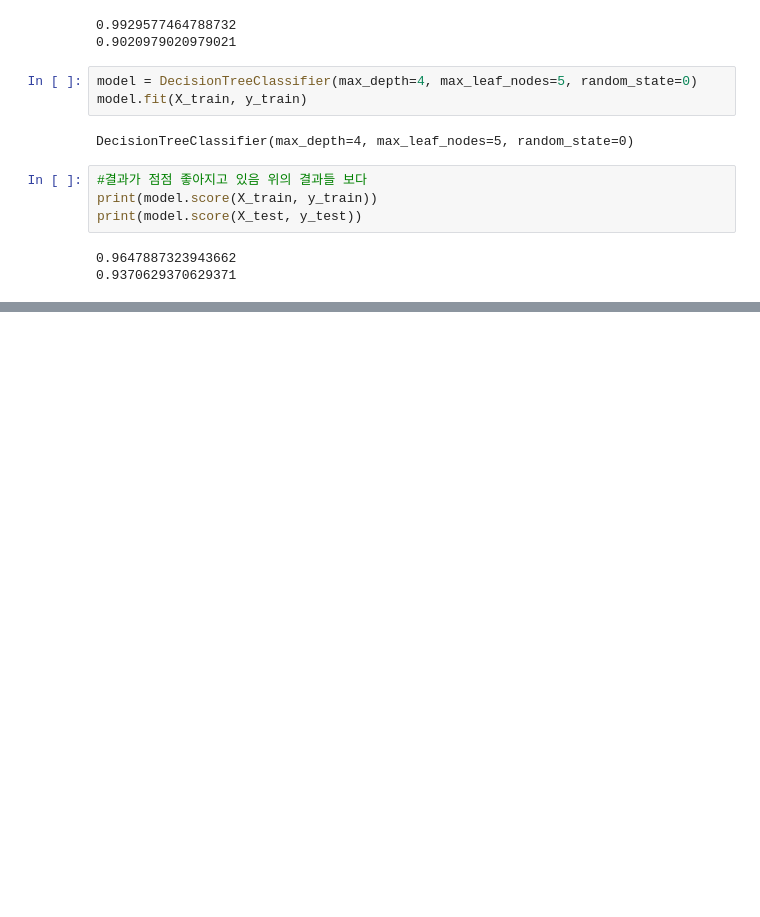
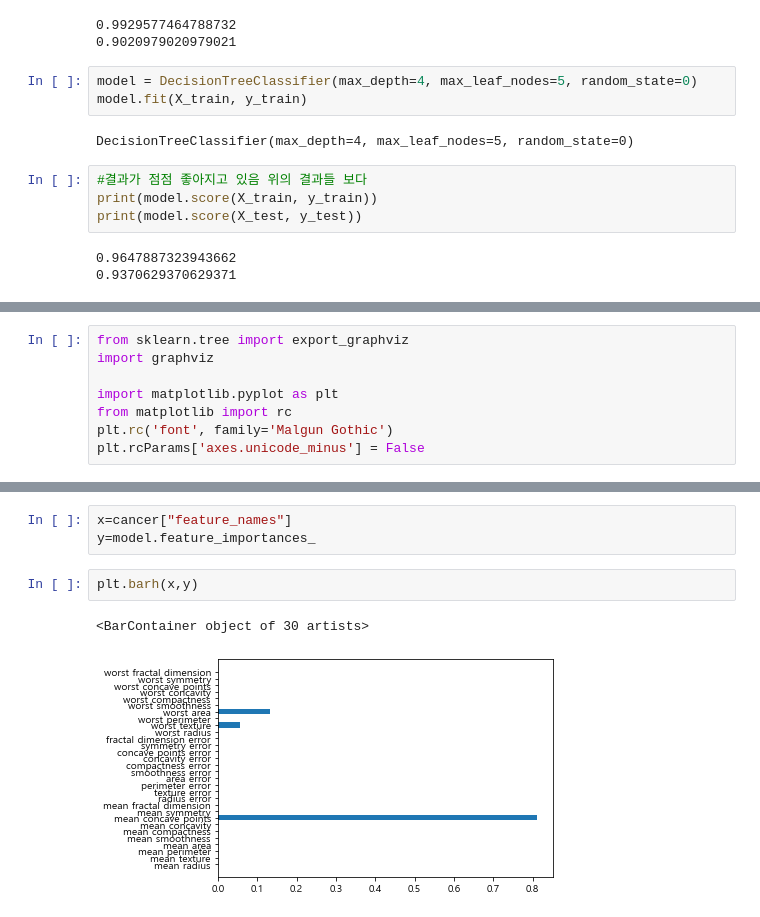
Before and after one commit to eeyeji/MachineLearning, a Jupyter notebook: 4일차/decisionTree.ipynb, the cells around one changed output, grey strips where cells are left out. Saved outputs shown, nothing was run; the diff lists cells and outputs as text; blank space fills up the shorter version.

```diff
--- a/4일차/decisionTree.ipynb
+++ b/4일차/decisionTree.ipynb
@@ -90,0 +70,8 @@ and use the search bar at the top of the page.
+# %%
+from sklearn.tree import export_graphviz
+import graphviz
+
+import matplotlib.pyplot as plt
+from matplotlib import rc
+plt.rc('font', family='Malgun Gothic')
+plt.rcParams['axes.unicode_minus'] = False
@@ -90,0 +111,8 @@ and use the search bar at the top of the page.
+# %%
+x=cancer["feature_names"]
+y=model.feature_importances_
+# %%
+plt.barh(x,y)
+# %% [output]
+<BarContainer object of 30 artists>
+[figure, added]
```
Also changed, not shown: parts of 6 cells of this notebook.
